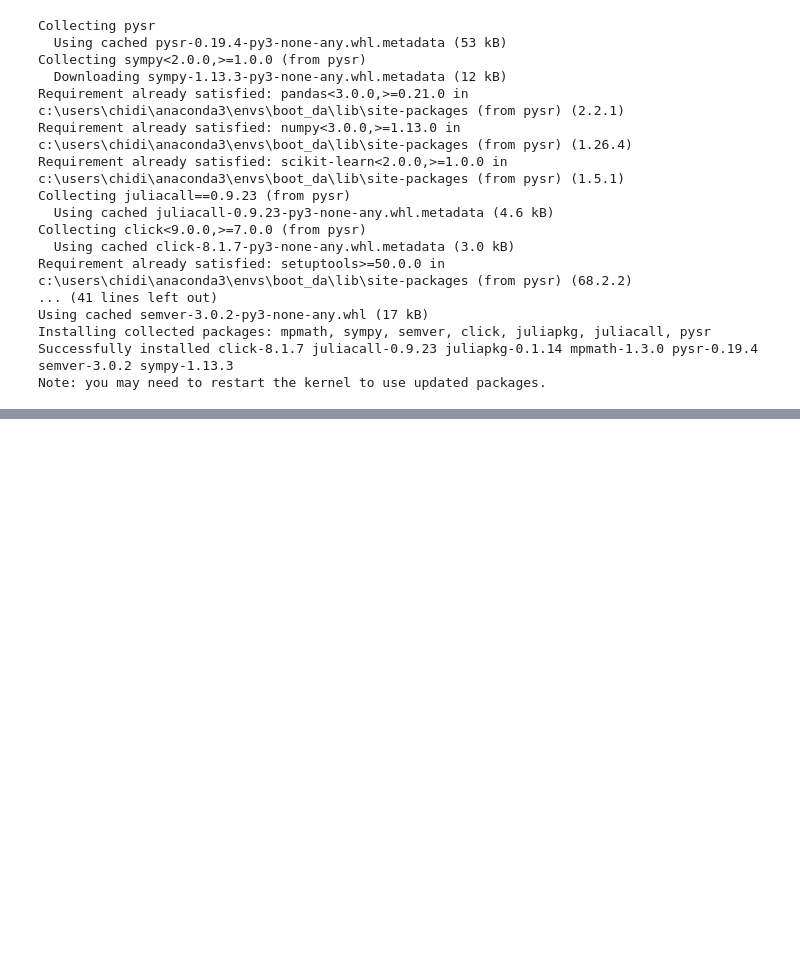
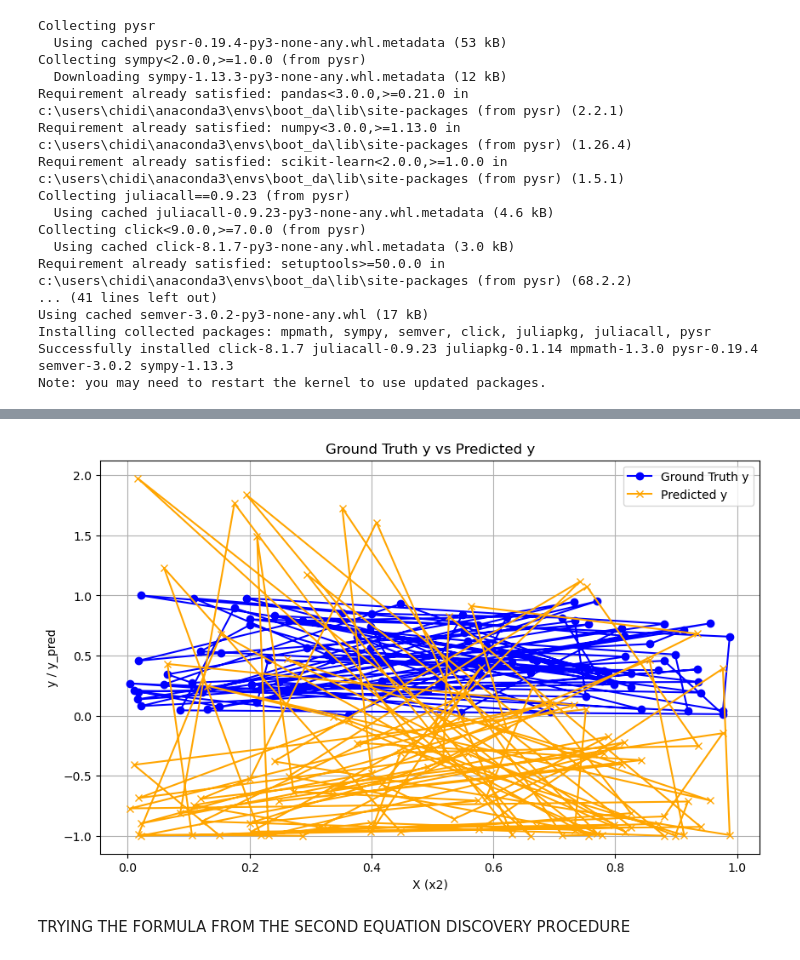
Before and after one commit to ChidiOkoene/EQUATION-DISCOVERY-in-ML, a Jupyter notebook: codes/trial.ipynb, the cells around one changed output, grey strips where cells are left out. Saved outputs shown, nothing was run; the diff lists cells and outputs as text; code cells hidden in the pictures; blank space fills up the shorter version.

```diff
--- a/codes/trial.ipynb
+++ b/codes/trial.ipynb
@@ -23,0 +366,20 @@ from pysr import pysr, best
+# %%
+# Extract x2 from X for plotting
+x2 = X[:, 1]
+
+# 1. Plot Ground Truth and Predicted Values against X (x2)
+plt.figure(figsize=(10, 6))
+
+plt.plot(x2, y, label='Ground Truth y', color='blue', marker='o')  # Plot ground truth y
+plt.plot(x2, y_pred, label='Predicted y', color='orange', marker='x')  # Plot predicted y
+
+plt.xlabel('X (x2)')
+plt.ylabel('y / y_pred')
+plt.title('Ground Truth y vs Predicted y')
+plt.legend()
+plt.grid(True)
+plt.show()
+# %% [output]
+[figure, added]
+# %% [markdown]
+TRYING THE FORMULA FROM THE SECOND EQUATION DISCOVERY PROCEDURE
```
Also changed, not shown: parts of 34 cells of this notebook, 14 other files.
